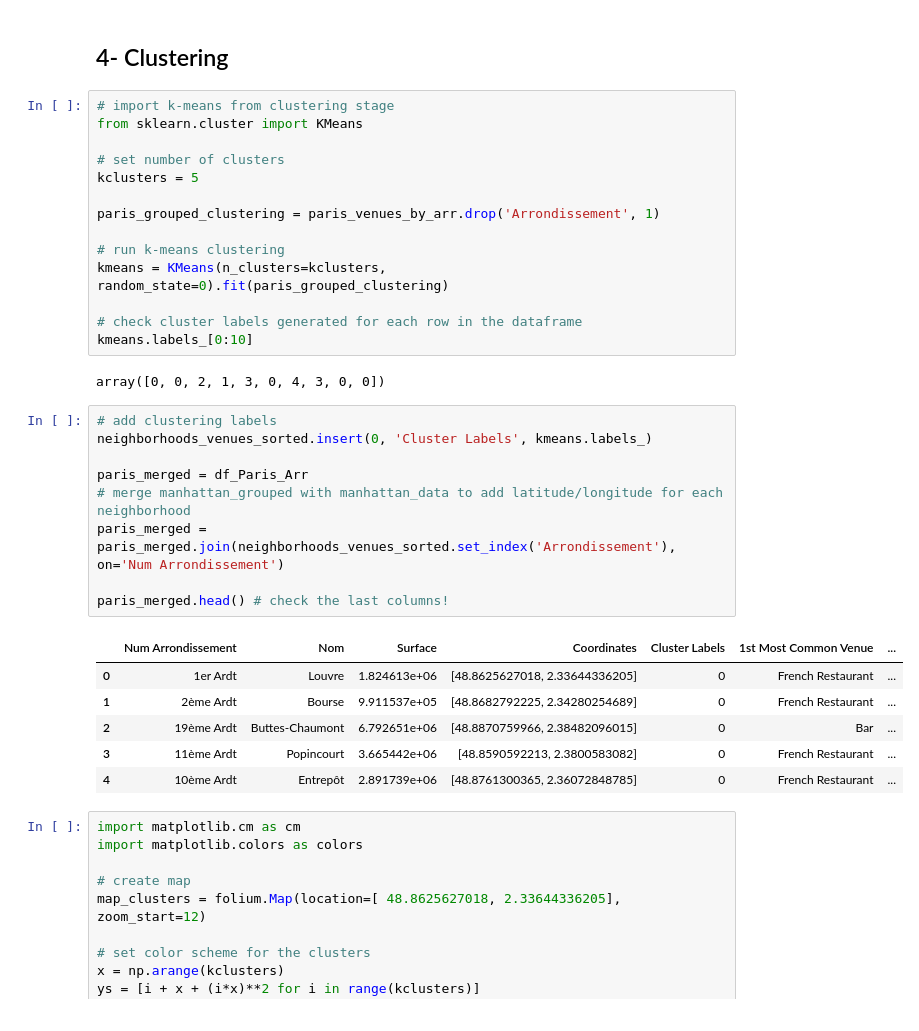
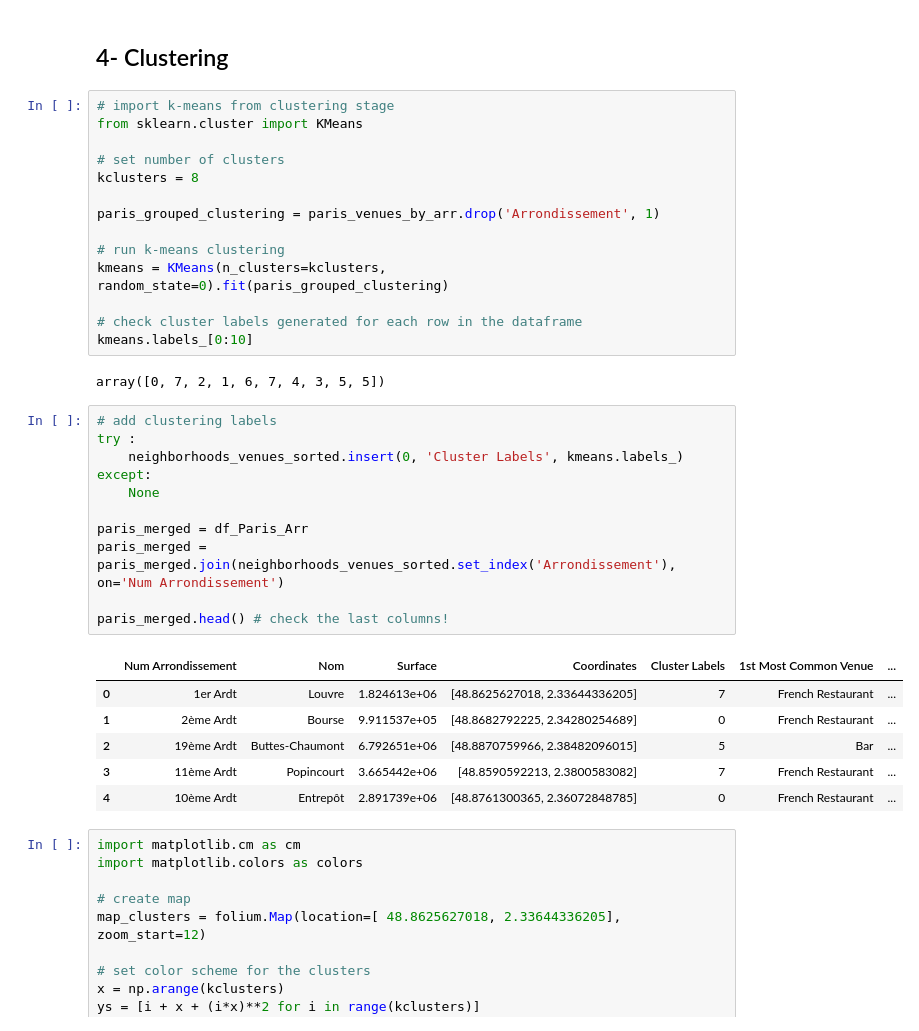
Before and after one commit to Phi-Cgl/Applied_Data_Science_Capstone, a Jupyter notebook: The Battle of Neighborhoods (Week 1).ipynb, the cells around one changed output. Cells and saved outputs as stored; diff of their text form.

```diff
--- a/The Battle of Neighborhoods (Week 1).ipynb
+++ b/The Battle of Neighborhoods (Week 1).ipynb
@@ -257,7 +257,7 @@ neighborhoods_venues_sorted
 from sklearn.cluster import KMeans
 
 # set number of clusters
-kclusters = 5
+kclusters = 8
 
 paris_grouped_clustering = paris_venues_by_arr.drop('Arrondissement', 1)
 
@@ -267,22 +267,24 @@ kmeans = KMeans(n_clusters=kclusters, random_state=0).fit(paris_grouped_clusteri
 # check cluster labels generated for each row in the dataframe
 kmeans.labels_[0:10]
 # %% [output]
-array([0, 0, 2, 1, 3, 0, 4, 3, 0, 0])
+array([0, 7, 2, 1, 6, 7, 4, 3, 5, 5])
 # %%
 # add clustering labels
-neighborhoods_venues_sorted.insert(0, 'Cluster Labels', kmeans.labels_)
+try :
+    neighborhoods_venues_sorted.insert(0, 'Cluster Labels', kmeans.labels_)
+except:
+    None
 
 paris_merged = df_Paris_Arr
-# merge manhattan_grouped with manhattan_data to add latitude/longitude for each neighborhood
 paris_merged = paris_merged.join(neighborhoods_venues_sorted.set_index('Arrondissement'), on='Num Arrondissement')
 
 paris_merged.head() # check the last columns!
 # %% [output]
 |  | Num Arrondissement | Nom | Surface | Coordinates | Cluster Labels | 1st Most Common Venue | ... |
-| 0 | 1er Ardt | Louvre | 1.824613e+06 | [48.8625627018, 2.33644336205] | 0 | French Restaurant | ... |
+| 0 | 1er Ardt | Louvre | 1.824613e+06 | [48.8625627018, 2.33644336205] | 7 | French Restaurant | ... |
 | 1 | 2ème Ardt | Bourse | 9.911537e+05 | [48.8682792225, 2.34280254689] | 0 | French Restaurant | ... |
-| 2 | 19ème Ardt | Buttes-Chaumont | 6.792651e+06 | [48.8870759966, 2.38482096015] | 0 | Bar | ... |
-| 3 | 11ème Ardt | Popincourt | 3.665442e+06 | [48.8590592213, 2.3800583082] | 0 | French Restaurant | ... |
+| 2 | 19ème Ardt | Buttes-Chaumont | 6.792651e+06 | [48.8870759966, 2.38482096015] | 5 | Bar | ... |
+| 3 | 11ème Ardt | Popincourt | 3.665442e+06 | [48.8590592213, 2.3800583082] | 7 | French Restaurant | ... |
 | 4 | 10ème Ardt | Entrepôt | 2.891739e+06 | [48.8761300365, 2.36072848785] | 0 | French Restaurant | ... |
 # %%
 import matplotlib.cm as cm
```
Also changed, not shown: parts of 5 cells of this notebook.
